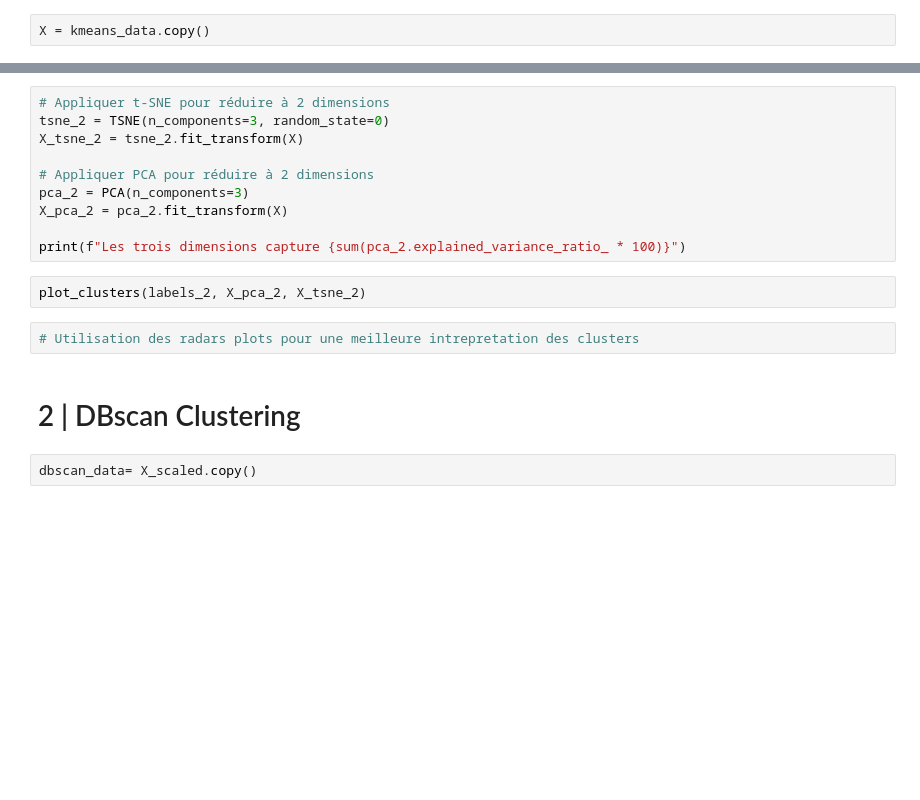
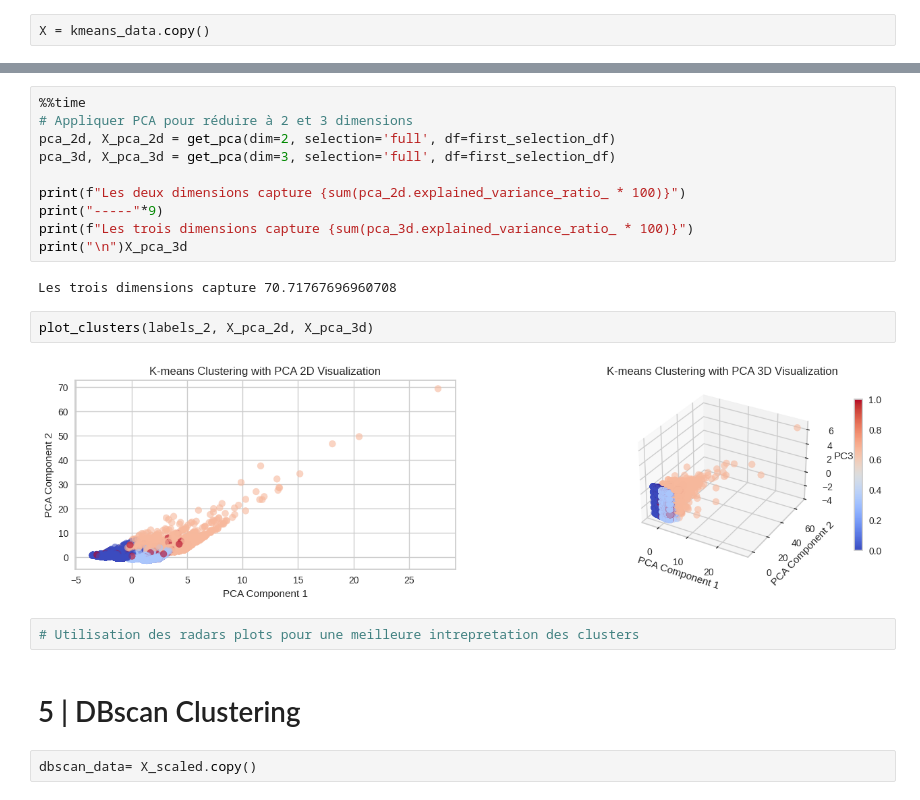
Before and after one commit to amadousysada/ecommerce-customer-segmentation, a Jupyter notebook: clustering.ipynb, the cells around one changed output, grey strips where cells are left out. Cells and saved outputs as stored; diff of their text form; blank space fills up the shorter version.

```diff
--- a/clustering.ipynb
+++ b/clustering.ipynb
@@ -279,19 +373,23 @@ X_["cluster"] = labels
-# %%
-# Appliquer t-SNE pour réduire à 2 dimensions
-tsne_2 = TSNE(n_components=3, random_state=0)
-X_tsne_2 = tsne_2.fit_transform(X)
-
-# Appliquer PCA pour réduire à 2 dimensions
-pca_2 = PCA(n_components=3)
-X_pca_2 = pca_2.fit_transform(X)
-
-print(f"Les trois dimensions capture {sum(pca_2.explained_variance_ratio_ * 100)}")
+# %%
+%%time
+# Appliquer PCA pour réduire à 2 et 3 dimensions
+pca_2d, X_pca_2d = get_pca(dim=2, selection='full', df=first_selection_df)
+pca_3d, X_pca_3d = get_pca(dim=3, selection='full', df=first_selection_df)
+
+print(f"Les deux dimensions capture {sum(pca_2d.explained_variance_ratio_ * 100)}")
+print("-----"*9)
+print(f"Les trois dimensions capture {sum(pca_3d.explained_variance_ratio_ * 100)}")
+print("\n")X_pca_3d
+# %% [output]
+Les trois dimensions capture 70.71767696960708
 # %%
-plot_clusters(labels_2, X_pca_2, X_tsne_2)
+plot_clusters(labels_2, X_pca_2d, X_pca_3d)
+# %% [output]
+[figure, added]
 # %%
 # Utilisation des radars plots pour une meilleure intrepretation des clusters
 # %% [markdown]
-# 2 | DBscan Clustering
+# 5 | DBscan Clustering
 # %%
 dbscan_data= X_scaled.copy()
 # %%
```
Also changed, not shown: parts of 29 cells of this notebook.
